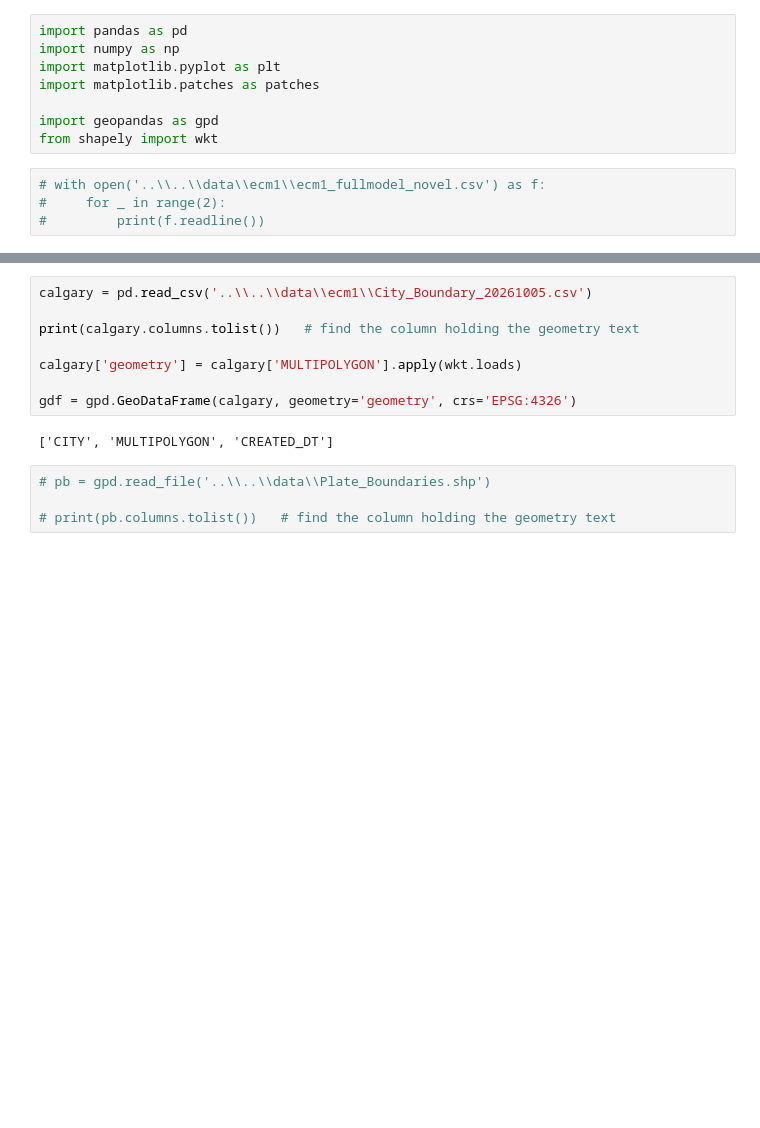
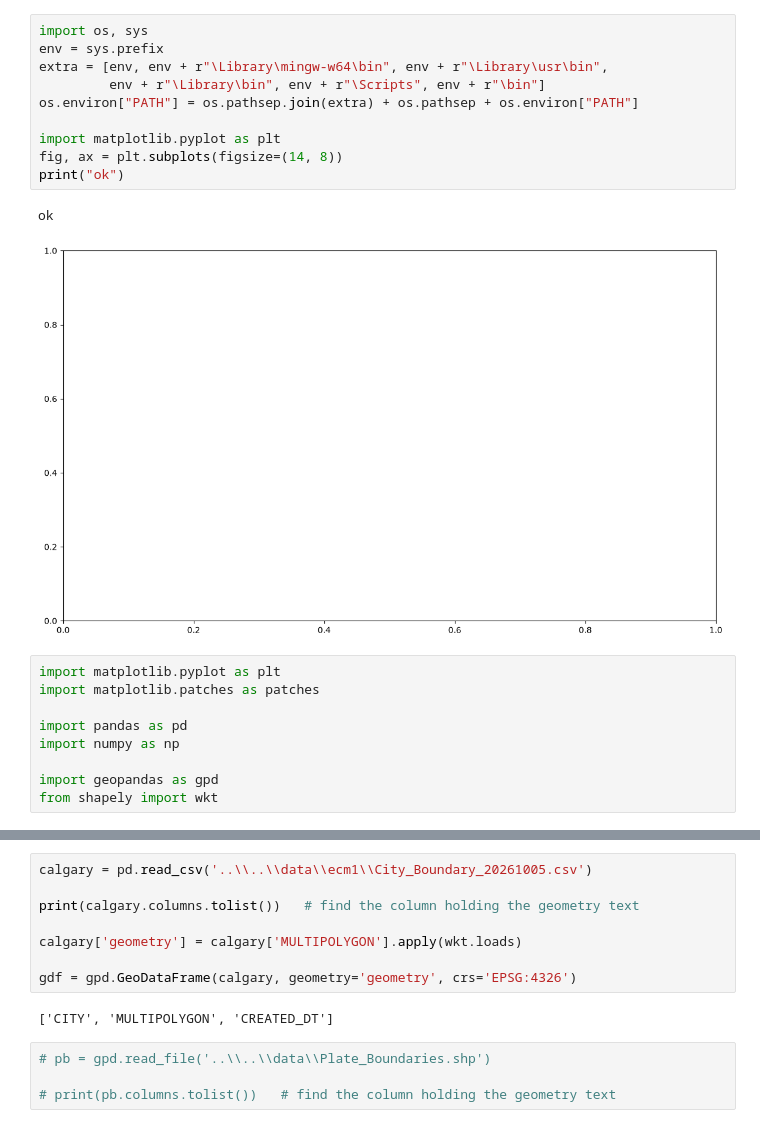
Before and after one commit to sydpas/grav_mag_model, a Jupyter notebook: src/ecm1/3MT_ecm1.ipynb, the cells around one changed output, grey strips where cells are left out. Drawn from its saved outputs; the diff is of its cells as text; blank space fills up the shorter version.

```diff
--- a/src/ecm1/3MT_ecm1.ipynb
+++ b/src/ecm1/3MT_ecm1.ipynb
@@ -1,12 +1,22 @@
+# %%
+import os, sys
+env = sys.prefix
+extra = [env, env + r"\Library\mingw-w64\bin", env + r"\Library\usr\bin",
+         env + r"\Library\bin", env + r"\Scripts", env + r"\bin"]
+os.environ["PATH"] = os.pathsep.join(extra) + os.pathsep + os.environ["PATH"]
+
+import matplotlib.pyplot as plt
+fig, ax = plt.subplots(figsize=(14, 8))
+print("ok")
+# %% [output]
+ok
+[figure, added]
 # %%
-import pandas as pd
-import numpy as np
 import matplotlib.pyplot as plt
 import matplotlib.patches as patches
 
+import pandas as pd
+import numpy as np
+
 import geopandas as gpd
 from shapely import wkt
-# %%
-# with open('..\\..\\data\\ecm1\\ecm1_fullmodel_novel.csv') as f:
-#     for _ in range(2):
-#         print(f.readline())
```
Also changed, not shown: parts of 49 cells of this notebook, 11 other files.
